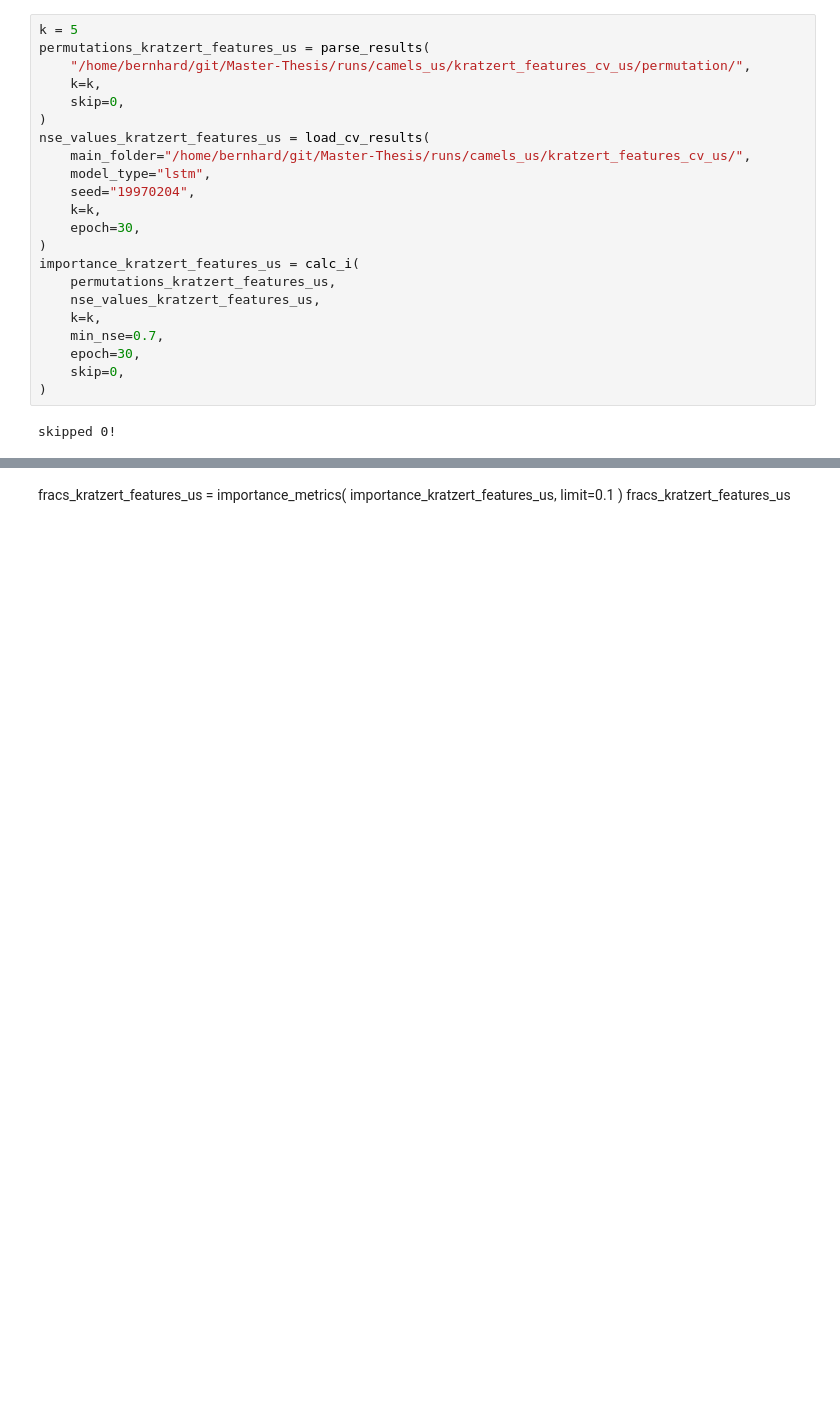
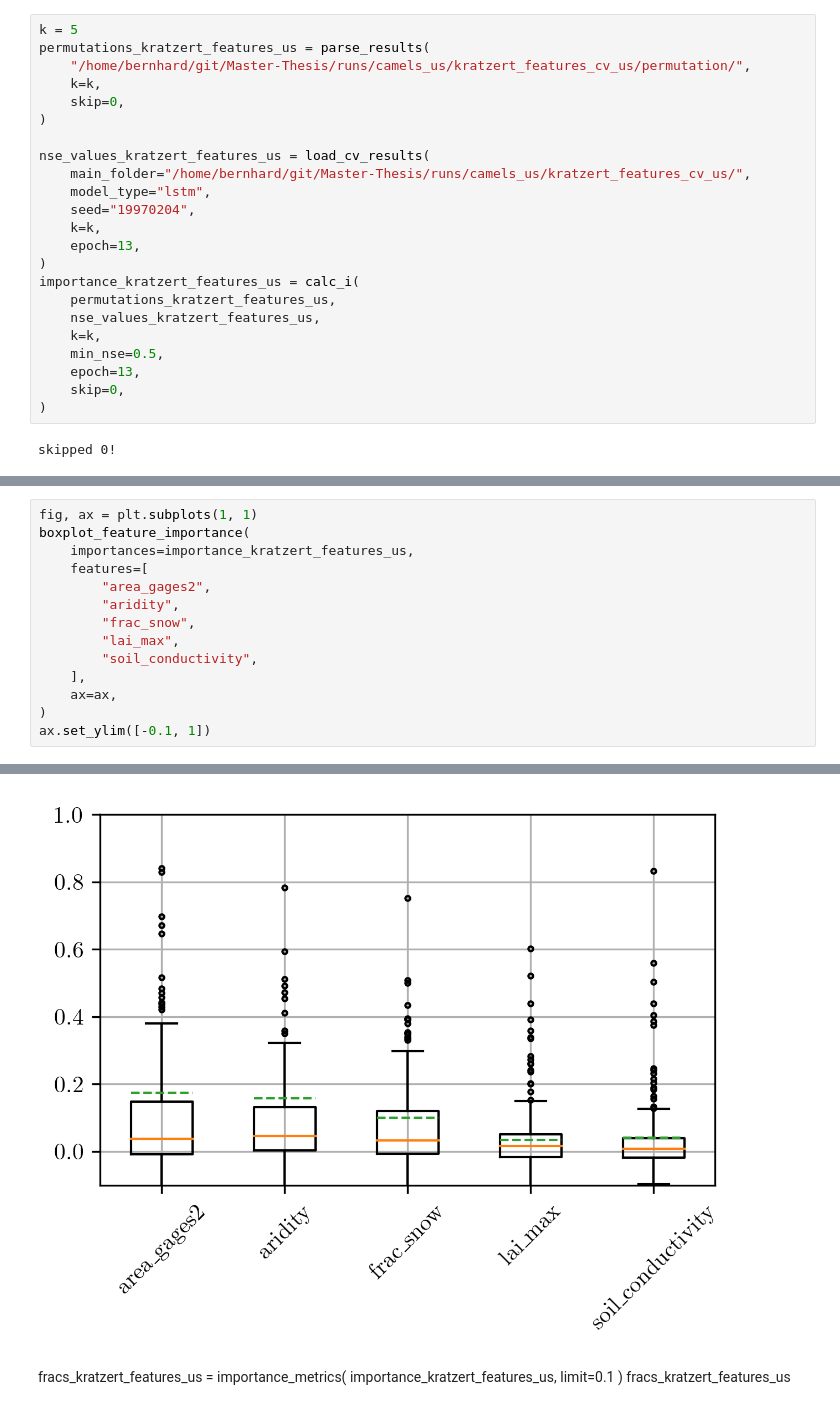
Before and after one commit to bernharl/Master-Thesis, a Jupyter notebook: notebooks/permutation_test.ipynb, the cells around one changed output, grey strips where cells are left out. Saved outputs shown, nothing was run; the diff lists cells and outputs as text; blank space fills up the shorter version.

```diff
--- a/notebooks/permutation_test.ipynb
+++ b/notebooks/permutation_test.ipynb
@@ -542,19 +527,20 @@ permutations_kratzert_features_us = parse_results(
     k=k,
     skip=0,
 )
+
 nse_values_kratzert_features_us = load_cv_results(
     main_folder="/home/bernhard/git/Master-Thesis/runs/camels_us/kratzert_features_cv_us/",
     model_type="lstm",
     seed="19970204",
     k=k,
-    epoch=30,
+    epoch=13,
 )
 importance_kratzert_features_us = calc_i(
     permutations_kratzert_features_us,
     nse_values_kratzert_features_us,
     k=k,
-    min_nse=0.7,
-    epoch=30,
+    min_nse=0.5,
+    epoch=13,
     skip=0,
 )
 # %% [output]
@@ -561,0 +571,15 @@ skipped 0!
+# %%
+fig, ax = plt.subplots(1, 1)
+boxplot_feature_importance(
+    importances=importance_kratzert_features_us,
+    features=[
+        "area_gages2",
+        "aridity",
+        "frac_snow",
+        "lai_max",
+        "soil_conductivity",
+    ],
+    ax=ax,
+)
+ax.set_ylim([-0.1, 1])
+# %% [output]
@@ -562,3 +587,4 @@ skipped 0!
+[figure, added]
 # %% [markdown]
 fracs_kratzert_features_us = importance_metrics(
     importance_kratzert_features_us, limit=0.1
```
Also changed, not shown: parts of 17 cells of this notebook.
